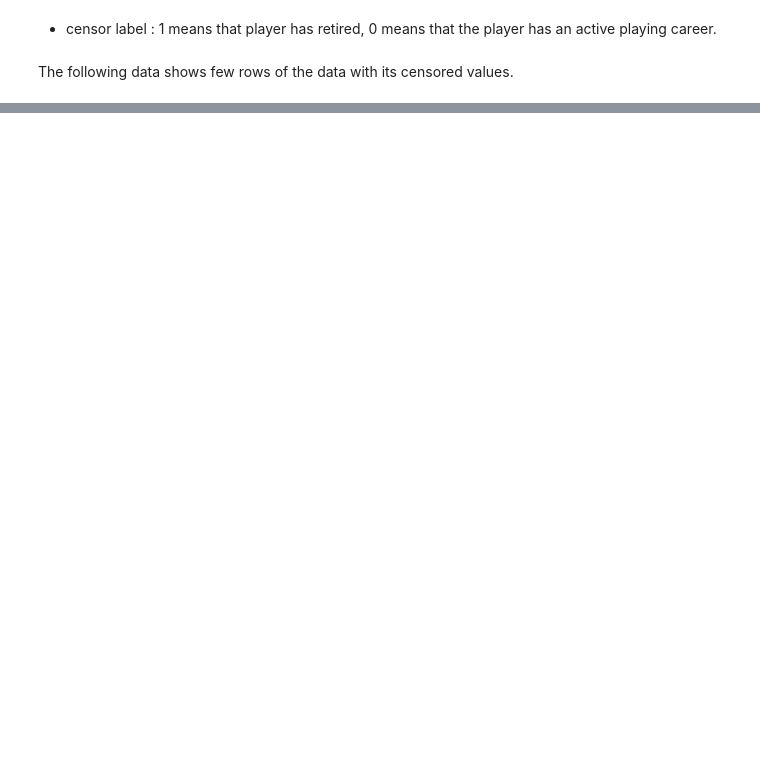
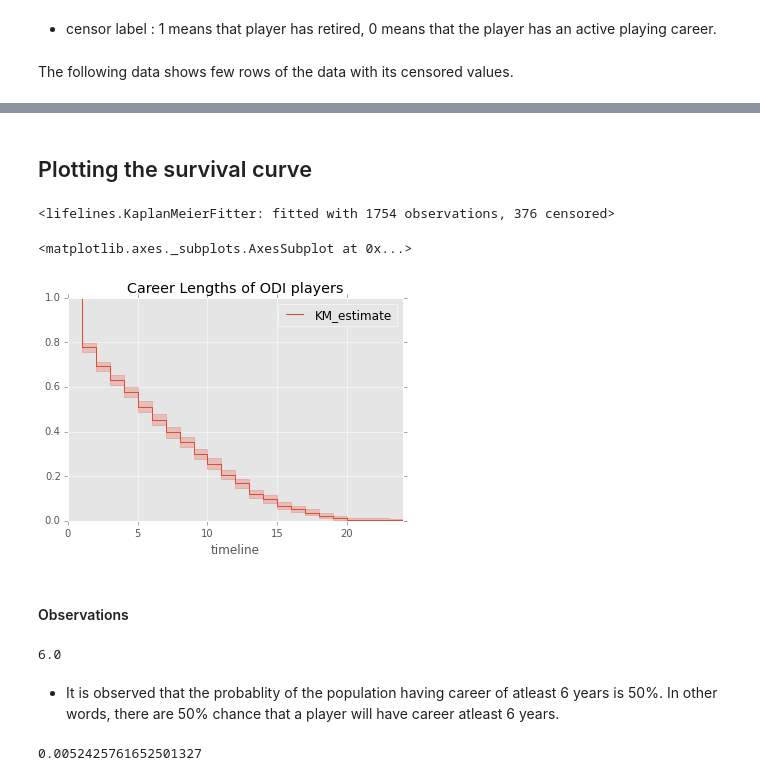
Before and after one commit to keshavramaswamy/ipython-notebooks, a Jupyter notebook: survival_analysis.ipynb, the cells around one changed output, grey strips where cells are left out. Drawn from its saved outputs; the diff is of its cells as text; code cells hidden in the pictures; blank space fills up the shorter version.

```diff
--- a/survival_analysis.ipynb
+++ b/survival_analysis.ipynb
@@ -266,5 +301,5 @@ df_span.to_csv('censor.csv')
 # %%
-df_censor = pd.read_csv('censor.csv')
+df_censor = pd.read_csv('censor_oct2.csv')
 # %%
 df_censor = df_censor.drop('Unnamed: 0', 1);
 # %% [markdown]
@@ -302,0 +342,14 @@ df_censor.censor.value_counts().sort_index().plot(kind='pie', figsize=(6, 6), ()
+# %% [markdown]
+## Plotting the survival curve
+# %%
+from lifelines import KaplanMeierFitter
+kmf = KaplanMeierFitter()
+# %%
+kmf.fit(df_censor.career_length, event_observed=df_censor.censor)
+# %% [output]
+<lifelines.KaplanMeierFitter: fitted with 1754 observations, 376 censored>
+# %%
+kmf.plot(title='Career Lengths of ODI players')
+# %% [output]
+<matplotlib.axes._subplots.AxesSubplot at 0x...>
+[figure, added]
@@ -302,0 +358,13 @@ df_censor.censor.value_counts().sort_index().plot(kind='pie', figsize=(6, 6), ()
+# %% [markdown]
+#### Observations
+# %%
+kmf.median_
+# %% [output]
+6.0
+# %% [markdown]
+* It is observed that the probablity of the population having career of atleast 6 years is 50%.
+In other words, there are 50% chance that a player will have career atleast 6 years.
+# %%
+kmf.survival_function_.KM_estimate[20]
+# %% [output]
+0.0052425761652501327
```
Also changed, not shown: parts of 42 cells of this notebook, 2 other files.
